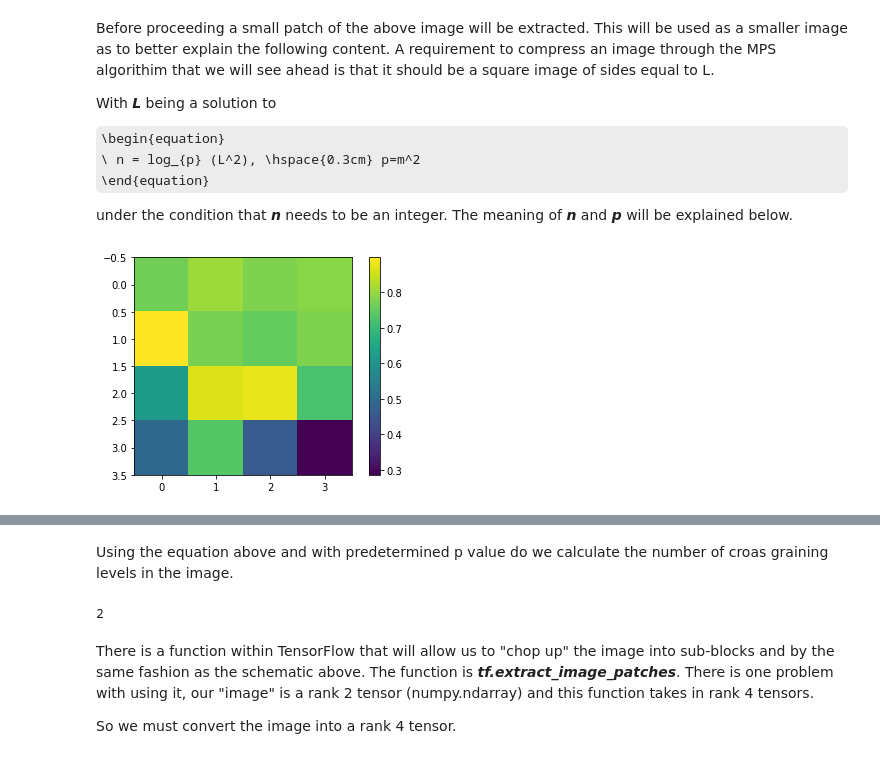
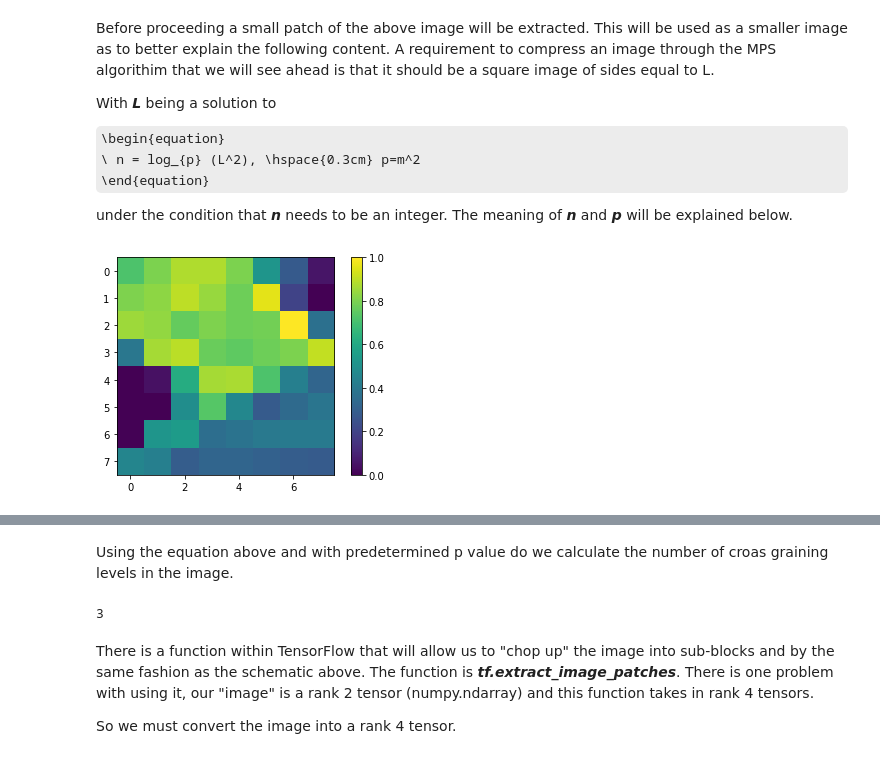
Before and after one commit to kryogenica/Image-compression-using-Matrix-Product-States, a Jupyter notebook: Image_compression.ipynb, the cells around one changed output, grey strips where cells are left out. Saved outputs shown, nothing was run; the diff lists cells and outputs as text; code cells hidden in the pictures; some formulas as TeX source.

```diff
--- a/Image_compression.ipynb
+++ b/Image_compression.ipynb
@@ -66,14 +66,14 @@ With ***L*** being a solution to
 
 under the condition that ***n*** needs to be an integer. The meaning of ***n*** and ***p*** will be explained below.
 # %%
-image = train_images[217][13:17,17:21]
+image = train_images[217][11:19,15:23]
 plt.figure()
 plt.imshow(image)
 plt.colorbar()
 plt.grid(False)
 plt.show()
 # %% [output]
-[figure, old version]
+[figure, new version]
 # %% [markdown]
 In the image above ***L*** clearly equals 4 and ***p*** is equivalent to 2^2.
 
@@ -92,7 +92,7 @@ L = image.shape[0]
 levels = int(math.log((L*L),p))
 print (levels)
 # %% [output]
-2
+3
 # %% [markdown]
 There is a function within TensorFlow that will allow us to "chop up" the image into sub-blocks and by the same fashion as the schematic above.
 The function is ***tf.extract_image_patches***. There is one problem with using it, our "image" is a rank 2 tensor (numpy.ndarray) and this function takes in rank 4 tensors.
```
Also changed, not shown: parts of 3 cells of this notebook.
